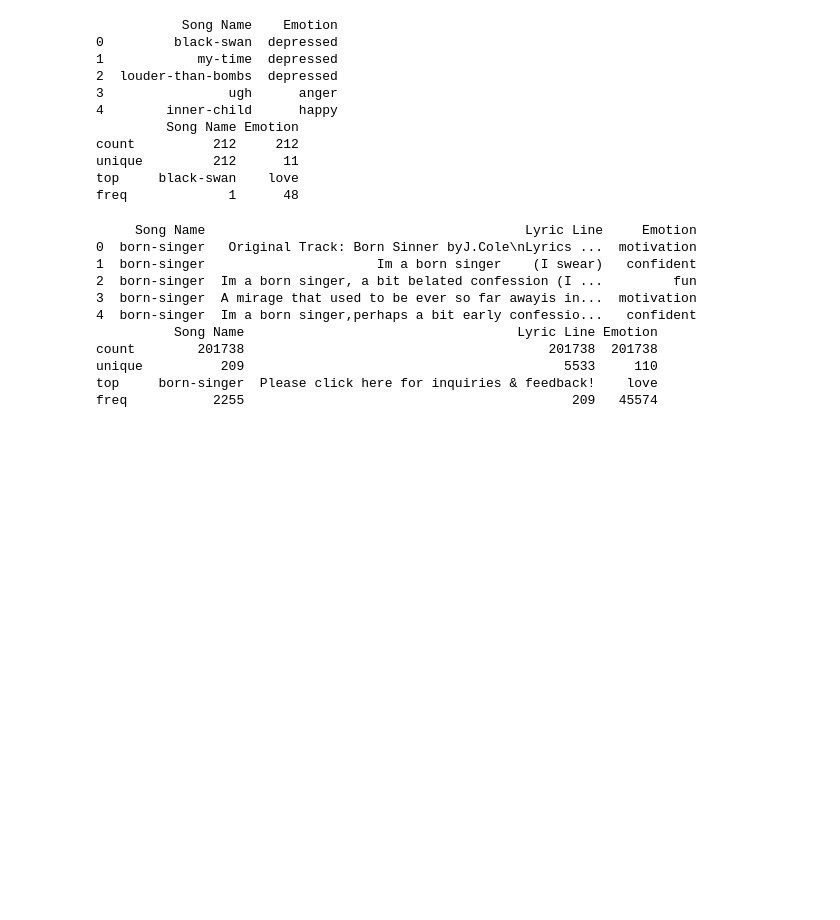
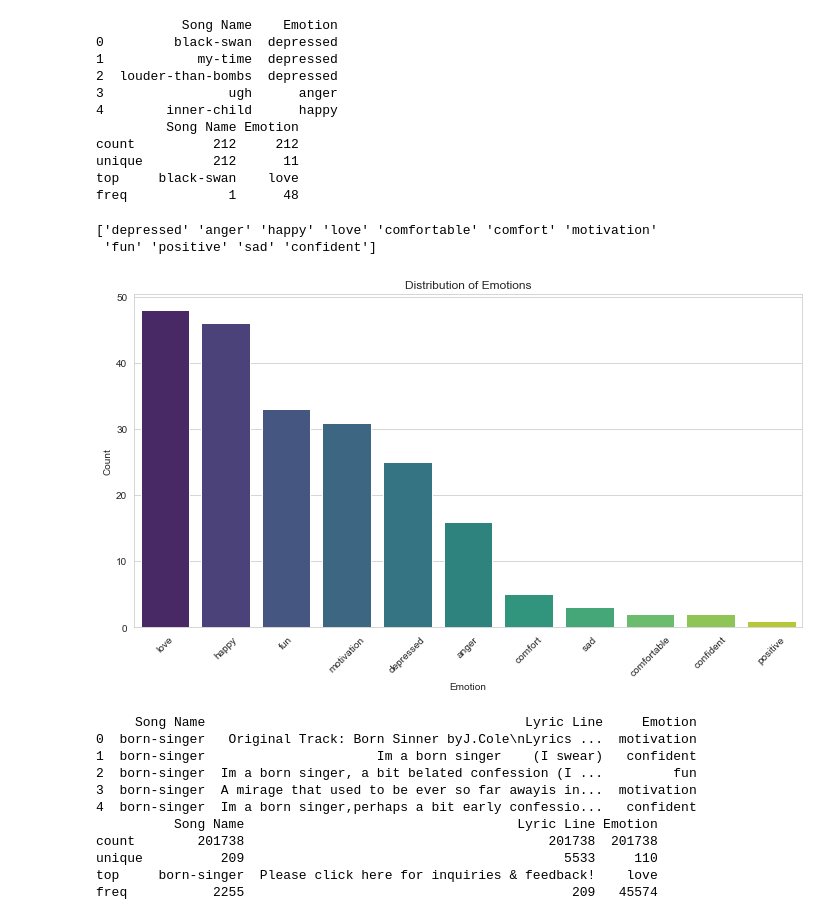
Before and after one commit to HarshiniR4/Lyric_LLM_Project, a Jupyter notebook: src/llm_analysis.ipynb, the cells around one changed output. Saved outputs shown, nothing was run; the diff lists cells and outputs as text; code cells hidden in the pictures; blank space fills up the shorter version.

```diff
--- a/src/llm_analysis.ipynb
+++ b/src/llm_analysis.ipynb
@@ -24,6 +24,19 @@ from nltk.corpus import words
 import pandas as pd
 import time
 import re
+
+import matplotlib.pyplot as plt
+import seaborn as sns
+
+# This is to supress the warning messages (if any) generated in our code
+import warnings
+warnings.filterwarnings('ignore')
+
+# Comment this if the data visualisations doesn't work on your side
+%matplotlib inline
+
+# We are using whitegrid style for our seaborn plots. This is like the most basic one
+sns.set_style(style = 'whitegrid')
 # %% [output]
 [nltk_data] Downloading package punkt to
 [nltk_data]     C:\Users\harsh\AppData\Roaming\nltk_data...
@@ -241,3 +256,19 @@ freq             1      48
+# %%
+print(emotions)
+# %% [output]
+['depressed' 'anger' 'happy' 'love' 'comfortable' 'comfort' 'motivation'
+ 'fun' 'positive' 'sad' 'confident']
+# %%
+plt.figure(figsize=(10, 6))
+sns.barplot(x=df_song['Emotion'].value_counts().index, y=df_song['Emotion'].value_counts(), palette='viridis')
+plt.title('Distribution of Emotions')
+plt.xlabel('Emotion')
+plt.ylabel('Count')
+plt.xticks(rotation=45)
+plt.tight_layout()
+plt.show()
+# %% [output]
+[figure, added]
 # %%
 def lyric_json_to_csv(filename):
     # Load the JSON data
```
Also changed, not shown: parts of 7 cells of this notebook.
